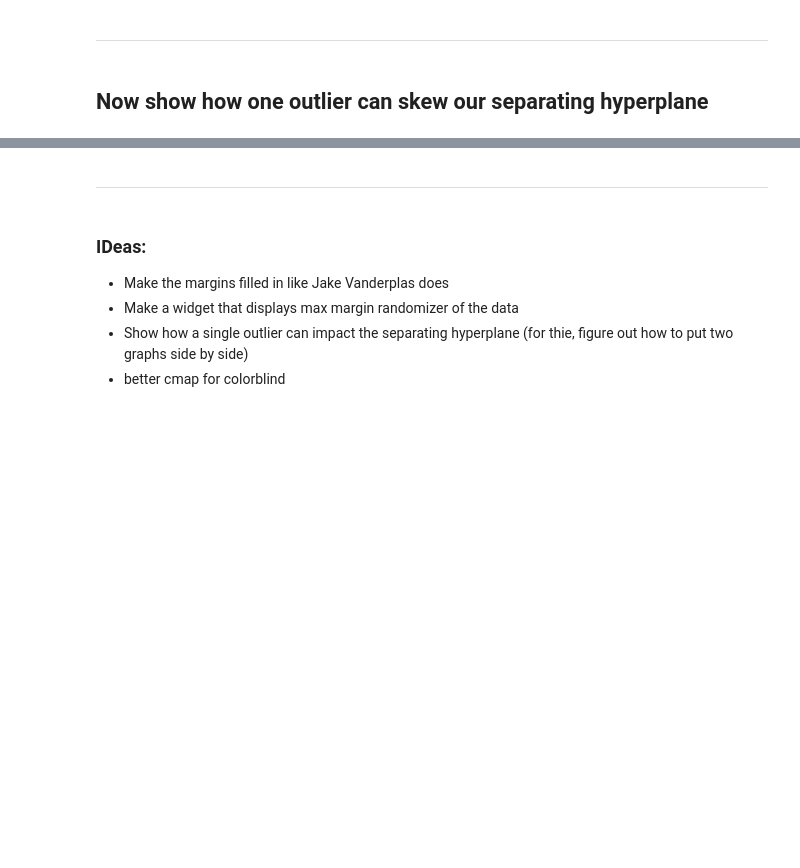
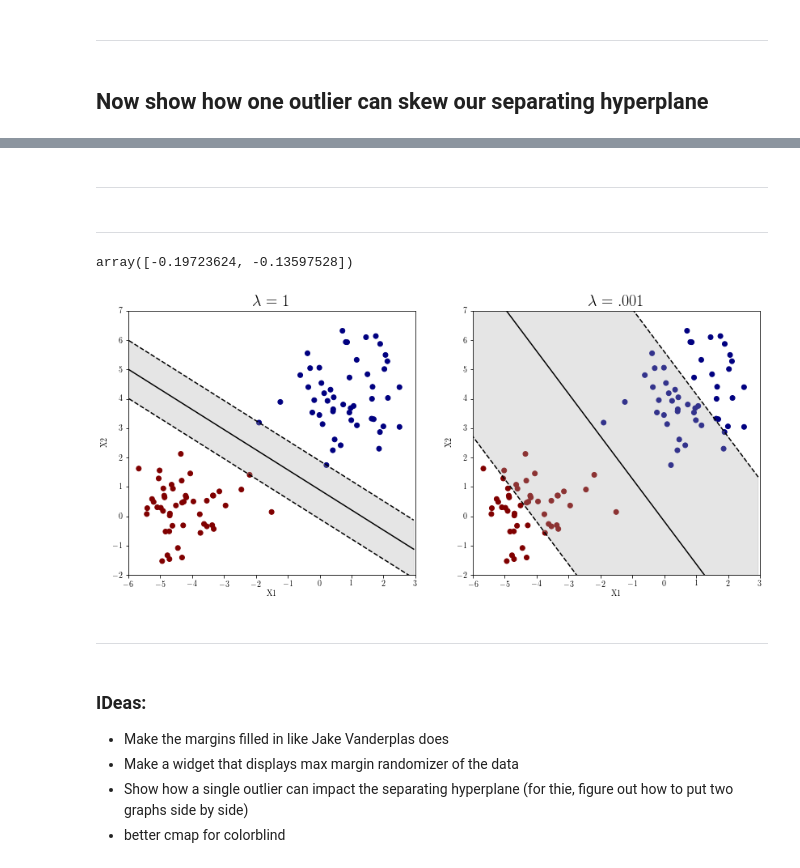
Before and after one commit to collinprather/Big-Data-Ignite-2018, a Jupyter notebook: Support_Vector_Machines/Max_Margin_clf.ipynb, the cells around one changed output, grey strips where cells are left out. Saved outputs shown, nothing was run; the diff lists cells and outputs as text; code cells hidden in the pictures; blank space fills up the shorter version.

```diff
--- a/Support_Vector_Machines/Max_Margin_clf.ipynb
+++ b/Support_Vector_Machines/Max_Margin_clf.ipynb
@@ -247,3 +247,71 @@ array([[-0.93223309, -0.48228977]])
+# %% [markdown]
+---
+# %% [markdown]
+---
+# %%
+# Create support vector classifier
+svc = SVC(kernel='linear', C=.001)
+
+# Train model
+clf = svc.fit(X, y)
+# %%
+# get the separating hyperplane
+w = clf.coef_[0]
+a = -w[0] / w[1]
+xx = np.linspace(xlim[0], xlim[1], 100)
+yy1 = a * xx - (clf.intercept_[0]) / w[1]
+
+# get the parallels to the separating hyperplane that pass through the
+# support vectors
+b = clf.support_vectors_[0]
+yy_down1 = a * xx + (b[1] - a * b[0])
+b = clf.support_vectors_[-1]
+yy_up1 = a * xx + (b[1] - a * b[0])
+# %%
+w
+# %% [output]
+array([-0.19723624, -0.13597528])
+# %%
+plt.rc('text', usetex=True)
+plt.rc('font', family='serif')
+# define figure and add subplots
+fig, (ax1, ax2) = plt.subplots(1,2, figsize=(14,6))
+
+# plot data ax1
+ax1.scatter(X[:,0], X[:,1], c=y, cmap = 'jet')
+
+# plot data ax 2
+ax2.scatter(X[:,0], X[:,1], c=y, cmap = 'jet')
+
+# plot hyper plane and margin of data
+ax1.plot(xx, yy, 'k-')
+ax1.plot(xx, yy_down, 'k--')
+ax1.plot(xx, yy_up, 'k--')
+ax1.fill_between(xx, yy_down, yy_up, edgecolor='none', color='#AAAAAA', alpha=0.3)
+
+#plot hyperplane and margin of skewed data
+ax2.plot(xx, yy1, 'k-')    # not sure why this one doesn't work ###############################
+ax2.plot(xx, yy_down1, 'k--')
+ax2.plot(xx, yy_up1, 'k--')
+ax2.fill_between(xx, yy_down1, yy_up1, edgecolor='none', color='#AAAAAA', alpha=0.3)
+
+
+
+# Left plot (first split)
+ax1.set_title(r'$\lambda = 1$', fontsize=20)
+
+# Right plot (all splits)
+ax2.set_title(r'$\lambda = .001$', fontsize=20)
+
+for ax in fig.axes:
+    ax.set_ylabel('X2')
+    ax.set_ylim(-2,7)
+    ax.set_xlabel('X1')
+    ax.set_xlim(-6,3)
+
+plt.savefig('Figures/lambda_comparisons.png')
+# %% [output]
+[figure, added]
 # %% [markdown]
 ---
 # %% [markdown]
```
Also changed, not shown: parts of 5 cells of this notebook, 14 other files.
